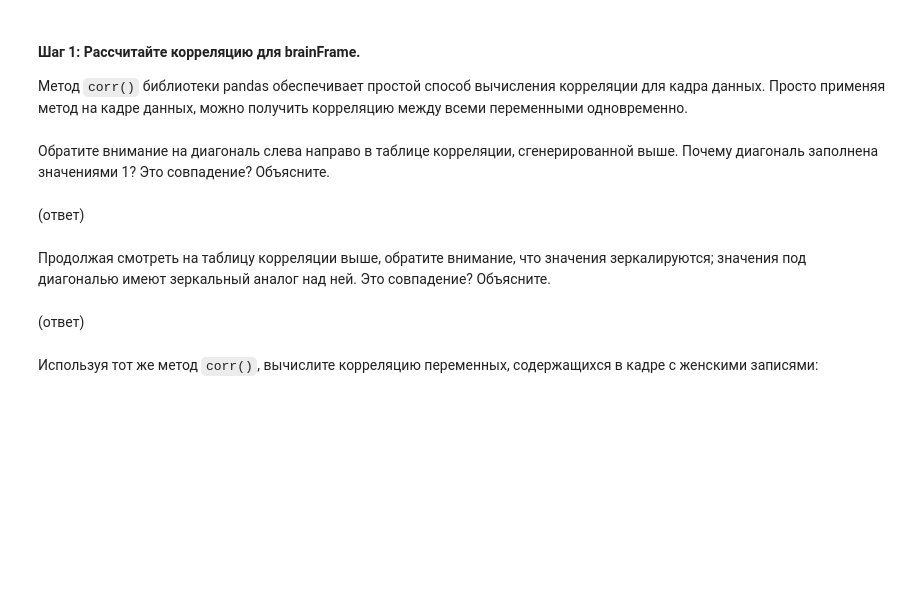
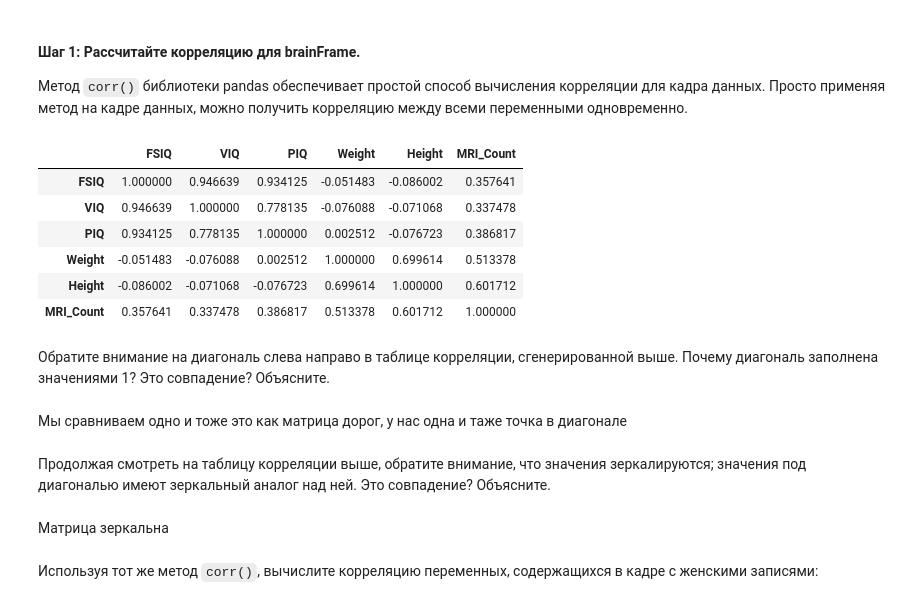
Before and after one commit to vimkill/lab2, a Jupyter notebook: correlation.ipynb, the cells around one changed output. Saved outputs shown, nothing was run; the diff lists cells and outputs as text; code cells hidden in the pictures; blank space fills up the shorter version.

```diff
--- a/correlation.ipynb
+++ b/correlation.ipynb
@@ -154,15 +154,23 @@ plt.show()
 #### Шаг 1: Рассчитайте корреляцию для brainFrame.
 Метод `corr()` библиотеки pandas обеспечивает простой способ вычисления корреляции для кадра данных. Просто применяя метод на кадре данных, можно получить корреляцию между всеми переменными одновременно.
 # %%
-brainFrame.?(method='pearson')
+brainFrame.corr(method='pearson', numeric_only=True)
+# %% [output]
+|  | FSIQ | VIQ | PIQ | Weight | Height | MRI_Count |
+| FSIQ | 1.000000 | 0.946639 | 0.934125 | -0.051483 | -0.086002 | 0.357641 |
+| VIQ | 0.946639 | 1.000000 | 0.778135 | -0.076088 | -0.071068 | 0.337478 |
+| PIQ | 0.934125 | 0.778135 | 1.000000 | 0.002512 | -0.076723 | 0.386817 |
+| Weight | -0.051483 | -0.076088 | 0.002512 | 1.000000 | 0.699614 | 0.513378 |
+| Height | -0.086002 | -0.071068 | -0.076723 | 0.699614 | 1.000000 | 0.601712 |
+| MRI_Count | 0.357641 | 0.337478 | 0.386817 | 0.513378 | 0.601712 | 1.000000 |
 # %% [markdown]
 Обратите внимание на диагональ слева направо в таблице корреляции, сгенерированной выше. Почему диагональ заполнена значениями 1? Это совпадение? Объясните.
-# %% [markdown]
-(ответ)
+# %% [markdown]
+Мы сравниваем одно и тоже это как матрица дорог, у нас одна и таже точка в диагонале
 # %% [markdown]
 Продолжая смотреть на таблицу корреляции выше, обратите внимание, что значения зеркалируются; значения под диагональю имеют зеркальный аналог над ней. Это совпадение? Объясните.
-# %% [markdown]
-(ответ)
+# %% [markdown]
+Матрица зеркальна
 # %% [markdown]
 Используя тот же метод `corr()`, вычислите корреляцию переменных, содержащихся в кадре с женскими записями:
 # %%
```
Also changed, not shown: parts of 3 cells of this notebook.
